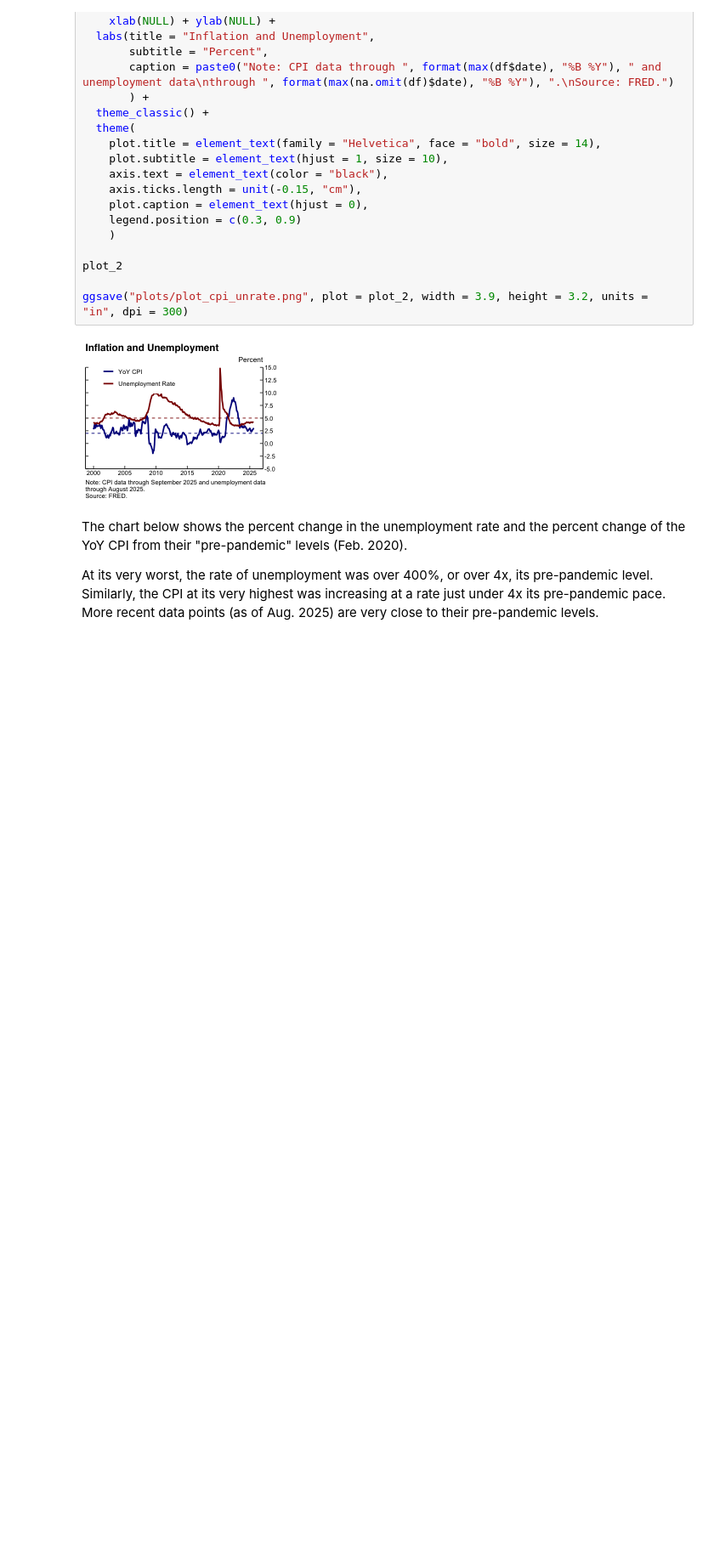
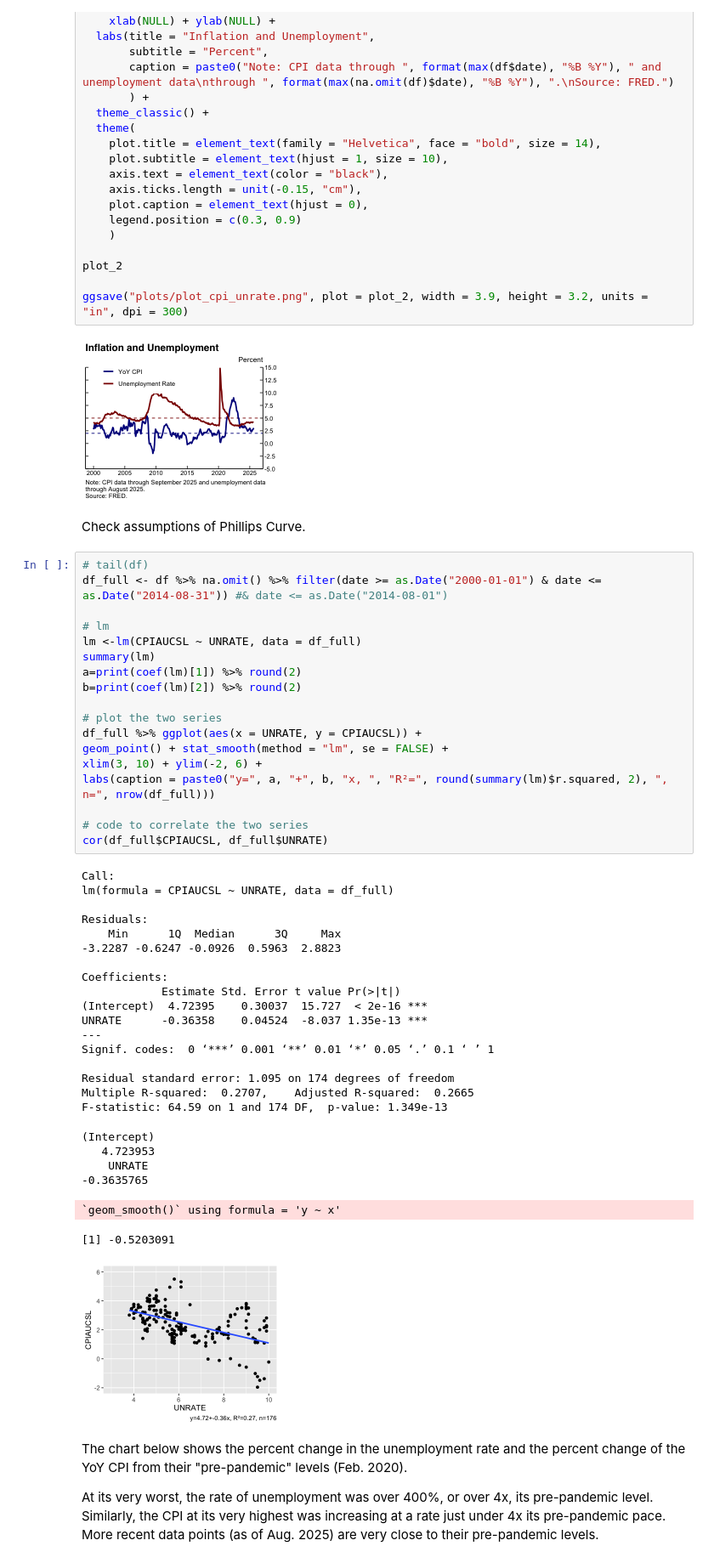
Before and after one commit to maha4028/economic-charting, a Jupyter notebook: generate_plots.ipynb, the cells around one changed output. Shown at 85% size. Cells and saved outputs as stored; diff of their text form; blank space fills up the shorter version.

Commit message:
phillips curve

```diff
--- a/generate_plots.ipynb
+++ b/generate_plots.ipynb
@@ -164,6 +152,51 @@ plot_2
 ggsave("plots/plot_cpi_unrate.png", plot = plot_2, width = 3.9, height = 3.2, units = "in", dpi = 300)
 # %% [output]
 [figure]
+# %% [markdown]
+Check assumptions of Phillips Curve.
+# %%
+# tail(df)
+df_full <- df %>% na.omit() %>% filter(date >= as.Date("2000-01-01") & date <= as.Date("2014-08-31")) #& date <= as.Date("2014-08-01")
+
+# lm
+lm <-lm(CPIAUCSL ~ UNRATE, data = df_full)
+summary(lm)
+a=print(coef(lm)[1]) %>% round(2)
+b=print(coef(lm)[2]) %>% round(2)
+
+# plot the two series
+df_full %>% ggplot(aes(x = UNRATE, y = CPIAUCSL)) +
+geom_point() + stat_smooth(method = "lm", se = FALSE) +
+xlim(3, 10) + ylim(-2, 6) +
+labs(caption = paste0("y=", a, "+", b, "x, ", "R²=", round(summary(lm)$r.squared, 2), ", n=", nrow(df_full)))
+
+# code to correlate the two series
+cor(df_full$CPIAUCSL, df_full$UNRATE)
+# %% [output]
+Call:
+lm(formula = CPIAUCSL ~ UNRATE, data = df_full)
+
+Residuals:
+    Min      1Q  Median      3Q     Max
+-3.2287 -0.6247 -0.0926  0.5963  2.8823
+
+Coefficients:
+            Estimate Std. Error t value Pr(>|t|)
+(Intercept)  4.72395    0.30037  15.727  < 2e-16 ***
+UNRATE      -0.36358    0.04524  -8.037 1.35e-13 ***
+---
+Signif. codes:  0 ‘***’ 0.001 ‘**’ 0.01 ‘*’ 0.05 ‘.’ 0.1 ‘ ’ 1
+
+Residual standard error: 1.095 on 174 degrees of freedom
+Multiple R-squared:  0.2707,    Adjusted R-squared:  0.2665
+F-statistic: 64.59 on 1 and 174 DF,  p-value: 1.349e-13
+(Intercept)
+   4.723953
+    UNRATE
+-0.3635765
+`geom_smooth()` using formula = 'y ~ x'
+[1] -0.5203091
+[figure, added]
 # %% [markdown]
 The chart below shows the percent change in the unemployment rate and the percent change of the YoY CPI from their "pre-pandemic" levels (Feb. 2020).
 
```
Also changed, not shown: parts of 1 cell of this notebook, 2 other files.
